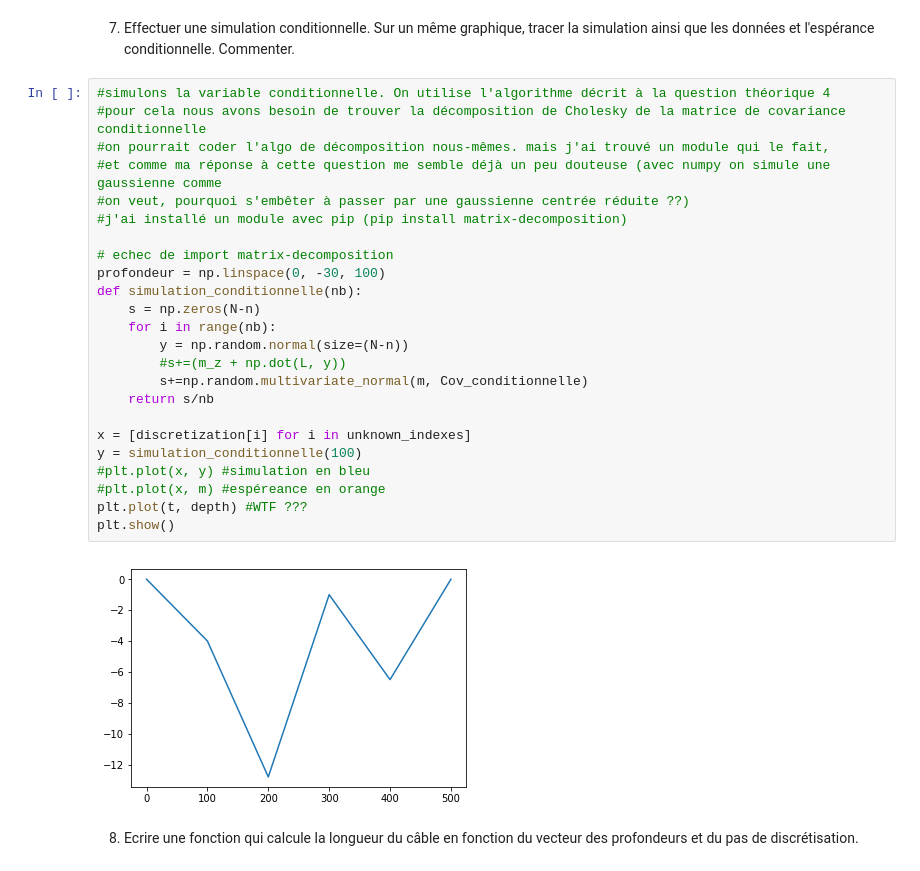
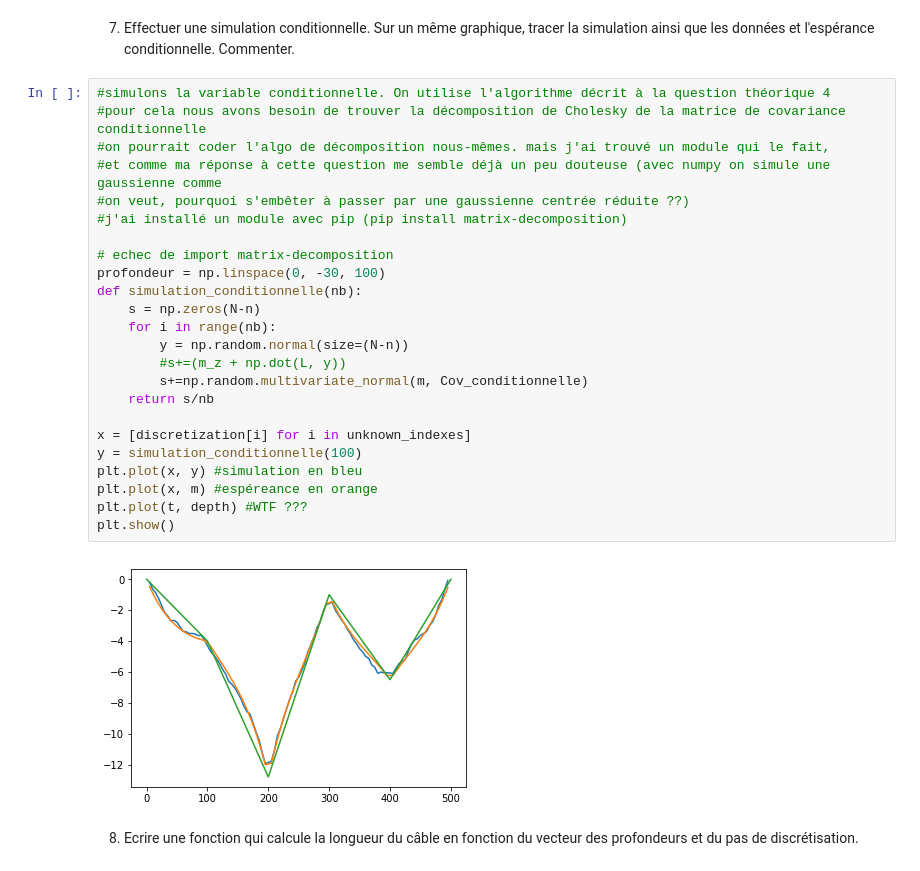
Before and after one commit to MaudRouxSalembien/Probabilites, a Jupyter notebook: Projet numérique de Probabilités.ipynb, the cells around one changed output. Cells and saved outputs as stored; diff of their text form.

```diff
--- a/Projet numérique de Probabilités.ipynb
+++ b/Projet numérique de Probabilités.ipynb
@@ -224,29 +224,29 @@ plt.show()
 # %%
 #simulons la variable conditionnelle. On utilise l'algorithme décrit à la question théorique 4
 #pour cela nous avons besoin de trouver la décomposition de Cholesky de la matrice de covariance conditionnelle
 #on pourrait coder l'algo de décomposition nous-mêmes. mais j'ai trouvé un module qui le fait,
 #et comme ma réponse à cette question me semble déjà un peu douteuse (avec numpy on simule une gaussienne comme
 #on veut, pourquoi s'embêter à passer par une gaussienne centrée réduite ??)
 #j'ai installé un module avec pip (pip install matrix-decomposition)
 
 # echec de import matrix-decomposition
 profondeur = np.linspace(0, -30, 100)
 def simulation_conditionnelle(nb):
     s = np.zeros(N-n)
     for i in range(nb):
         y = np.random.normal(size=(N-n))
         #s+=(m_z + np.dot(L, y))
         s+=np.random.multivariate_normal(m, Cov_conditionnelle)
     return s/nb
 
 x = [discretization[i] for i in unknown_indexes]
 y = simulation_conditionnelle(100)
-#plt.plot(x, y) #simulation en bleu
-#plt.plot(x, m) #espéreance en orange
+plt.plot(x, y) #simulation en bleu
+plt.plot(x, m) #espéreance en orange
 plt.plot(t, depth) #WTF ???
 plt.show()
 # %% [output]
-[figure, old version]
+[figure, new version]
 # %% [markdown]
 
 8. Ecrire une fonction qui calcule la longueur du câble en fonction du vecteur des profondeurs et du pas de discrétisation.
```
Also changed, not shown: parts of 3 cells of this notebook.
